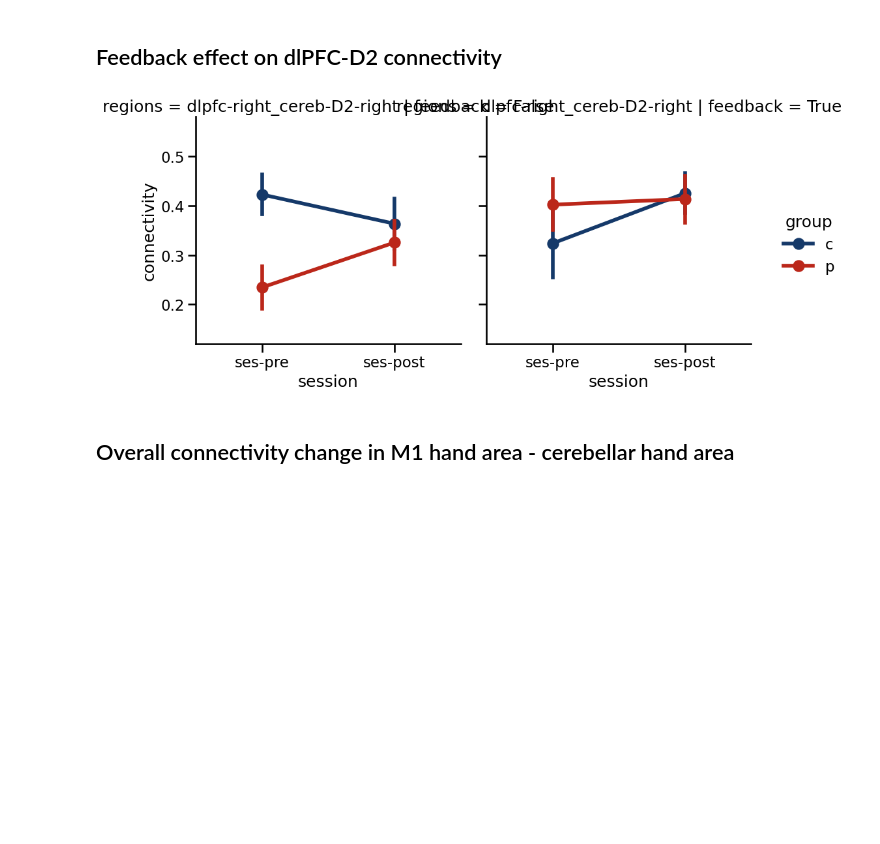
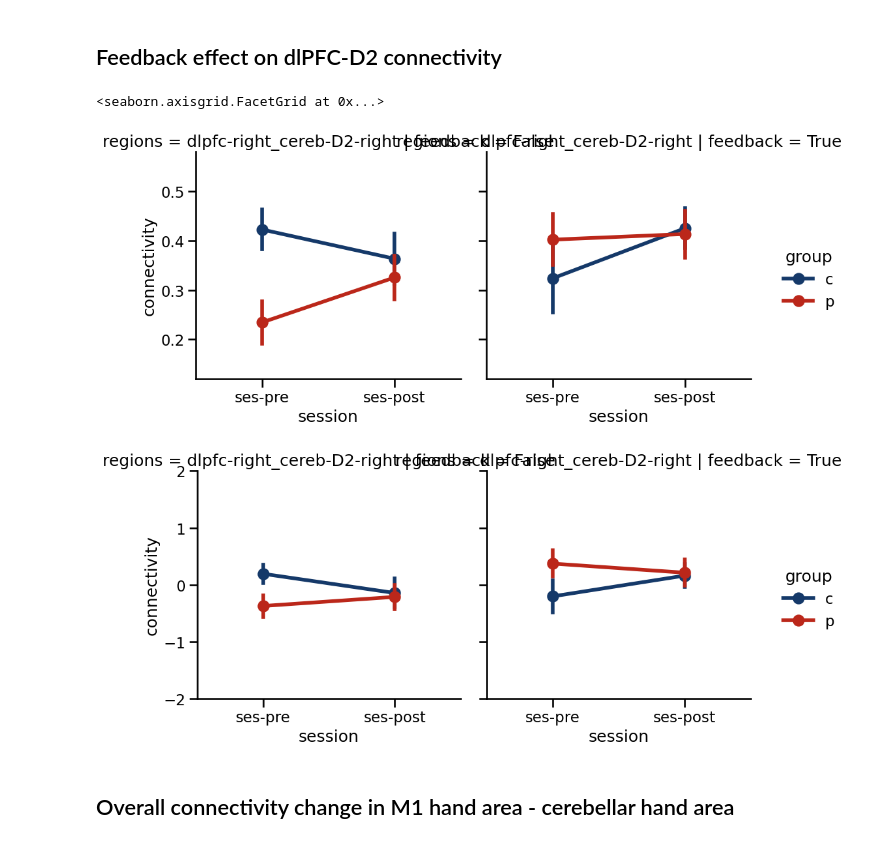
Before and after one commit to carobellum/DegenerationConnectivity, a Jupyter notebook: notebooks/plots_connectivity_change.ipynb, the cells around one changed output. Cells and saved outputs as stored; diff of their text form; code cells hidden in the pictures; blank space fills up the shorter version.

```diff
--- a/notebooks/plots_connectivity_change.ipynb
+++ b/notebooks/plots_connectivity_change.ipynb
@@ -18,8 +17,9 @@ ts, rois, subjects, sessions = import_ts()
 coefs = correlate_ts(ts)
 conn = get_conn(coefs, rois)
 d, D = get_data(subjects, sessions, rois, conn)
-d, D, regions_contra, regions_ipsi, regions_cortico, regions_cereb = select_regions(
+d, D, region_list = select_regions(
     d, D)
+regions_contra, regions_ipsi, regions_cortico, regions_cereb, regions_control = region_list
 d.to_csv(base_dir + 'data/connectivity.tsv')
 # %%
 # Set patient and control colours from rgb codes
@@ -74,16 +74,40 @@ plt.savefig(f'{base_dir}/figures/fig_connectivity_change_pmd_vision.png', dpi=30
 # %%
 plot_region = ['dlpfc-right_cereb-D2-right']
 selected_regions = d['regions'].isin(plot_region)
 fig = sb.catplot(x='session', y='connectivity', hue='group',
                   row='regions', col='feedback', data=d[selected_regions],
                   kind='point', errorbar="se",
                   height=5, aspect=1,
                   hue_order=['c', 'p'],
                   palette=custom_palette)
+
 fig.set(ylim=ylim)
-plt.savefig(f'{base_dir}/figures/fig_connectivity_change_feedback_dlpfc.png', dpi=300)
+
+d[selected_regions]
+
+# Z-standardize the dadta
+from copy import deepcopy
+d_zstand = deepcopy(d[selected_regions])
+for region in d_zstand.regions.unique():
+    for session in d_zstand.session.unique():
+        for group in d_zstand.group.unique():
+            idx = (d_zstand.regions == region) & (d_zstand.session == session) & (d_zstand.group == group)
+            d_zstand.loc[idx, 'connectivity'] = (d_zstand.loc[idx, 'connectivity'] - d_zstand.loc[idx, 'connectivity'].mean()) / d_zstand.loc[idx, 'connectivity'].std()
+
+fig = sb.catplot(x='session', y='connectivity', hue='group',
+                  row='regions', col='feedback', data=d_zstand,
+                  kind='point', errorbar="se",
+                  height=5, aspect=1,
+                  hue_order=['c', 'p'],
+                  palette=custom_palette)
+
+fig.set(ylim=(-2, 2))
+
+# plt.savefig(f'{base_dir}/figures/fig_connectivity_change_feedback_dlpfc.png', dpi=300)
 # %% [output]
+<seaborn.axisgrid.FacetGrid at 0x...>
 [figure]
+[figure, added]
 # %% [markdown]
 ## Overall connectivity change in M1 hand area - cerebellar hand area
 # %%
```
Also changed, not shown: parts of 1 cell of this notebook.
